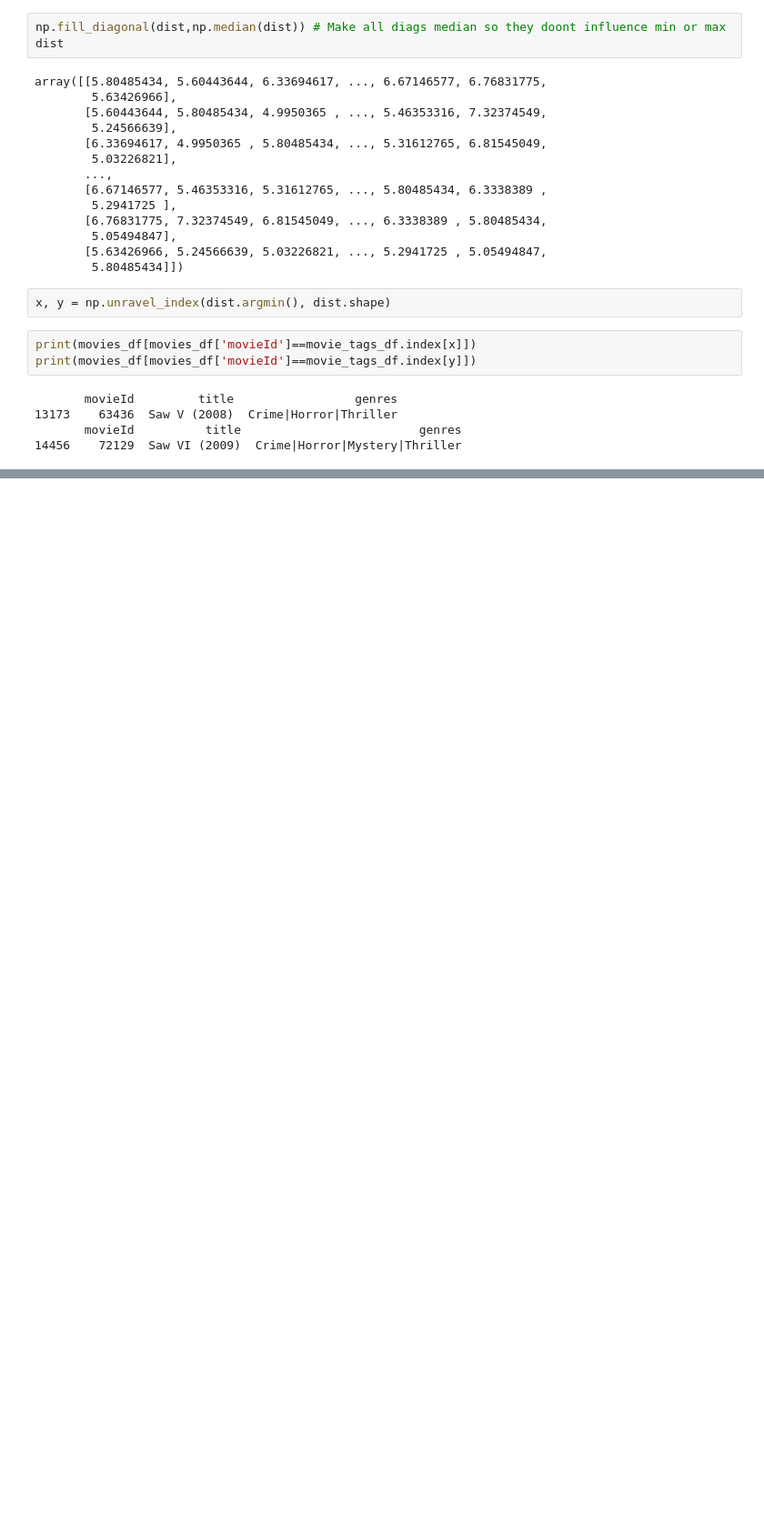
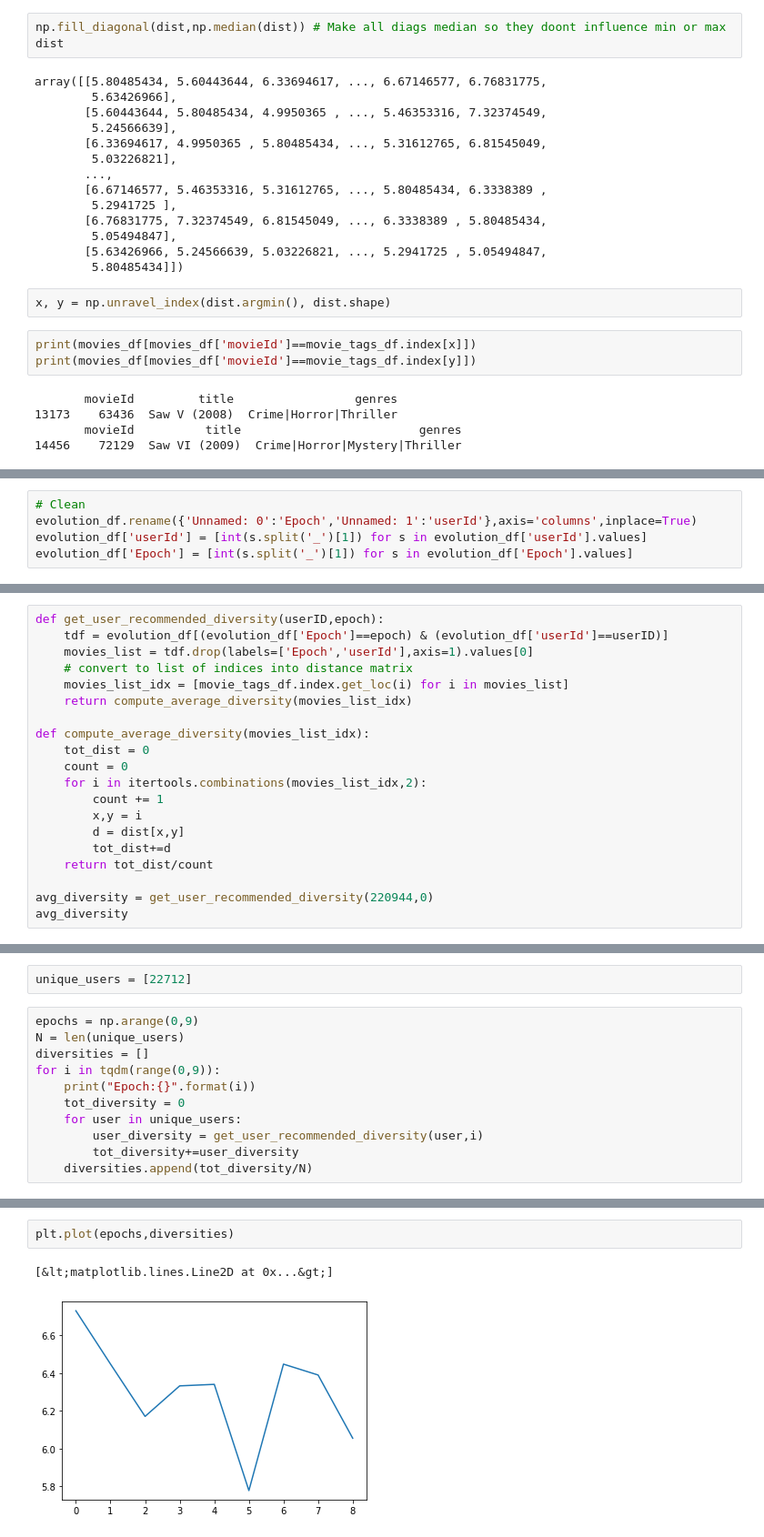
Before and after one commit to enoordeh/WestCoastDatathon, a Jupyter notebook: diversity.ipynb, the cells around one changed output, grey strips where cells are left out. Shown at 91% size. Drawn from its saved outputs; the diff is of its cells as text; blank space fills up the shorter version.

Commit message:
Updated diversity computations

```diff
--- a/diversity.ipynb
+++ b/diversity.ipynb
@@ -120,0 +162,5 @@ print(movies_df[movies_df['movieId']==movie_tags_df.index[y]])
+# %%
+# Clean
+evolution_df.rename({'Unnamed: 0':'Epoch','Unnamed: 1':'userId'},axis='columns',inplace=True)
+evolution_df['userId'] = [int(s.split('_')[1]) for s in evolution_df['userId'].values]
+evolution_df['Epoch'] = [int(s.split('_')[1]) for s in evolution_df['Epoch'].values]
@@ -120,0 +183,20 @@ print(movies_df[movies_df['movieId']==movie_tags_df.index[y]])
+# %%
+def get_user_recommended_diversity(userID,epoch):
+    tdf = evolution_df[(evolution_df['Epoch']==epoch) & (evolution_df['userId']==userID)]
+    movies_list = tdf.drop(labels=['Epoch','userId'],axis=1).values[0]
+    # convert to list of indices into distance matrix
+    movies_list_idx = [movie_tags_df.index.get_loc(i) for i in movies_list]
+    return compute_average_diversity(movies_list_idx)
+
+def compute_average_diversity(movies_list_idx):
+    tot_dist = 0
+    count = 0
+    for i in itertools.combinations(movies_list_idx,2):
+        count += 1
+        x,y = i
+        d = dist[x,y]
+        tot_dist+=d
+    return tot_dist/count
+
+avg_diversity = get_user_recommended_diversity(220944,0)
+avg_diversity
@@ -120,0 +228,13 @@ print(movies_df[movies_df['movieId']==movie_tags_df.index[y]])
+# %%
+unique_users = [22712]
+# %%
+epochs = np.arange(0,9)
+N = len(unique_users)
+diversities = []
+for i in tqdm(range(0,9)):
+    print("Epoch:{}".format(i))
+    tot_diversity = 0
+    for user in unique_users:
+        user_diversity = get_user_recommended_diversity(user,i)
+        tot_diversity+=user_diversity
+    diversities.append(tot_diversity/N)
@@ -120,0 +250,5 @@ print(movies_df[movies_df['movieId']==movie_tags_df.index[y]])
+# %%
+plt.plot(epochs,diversities)
+# %% [output]
+[&lt;matplotlib.lines.Line2D at 0x...&gt;]
+[figure, added]
```
Also changed, not shown: parts of 11 cells of this notebook, 1 other file.
